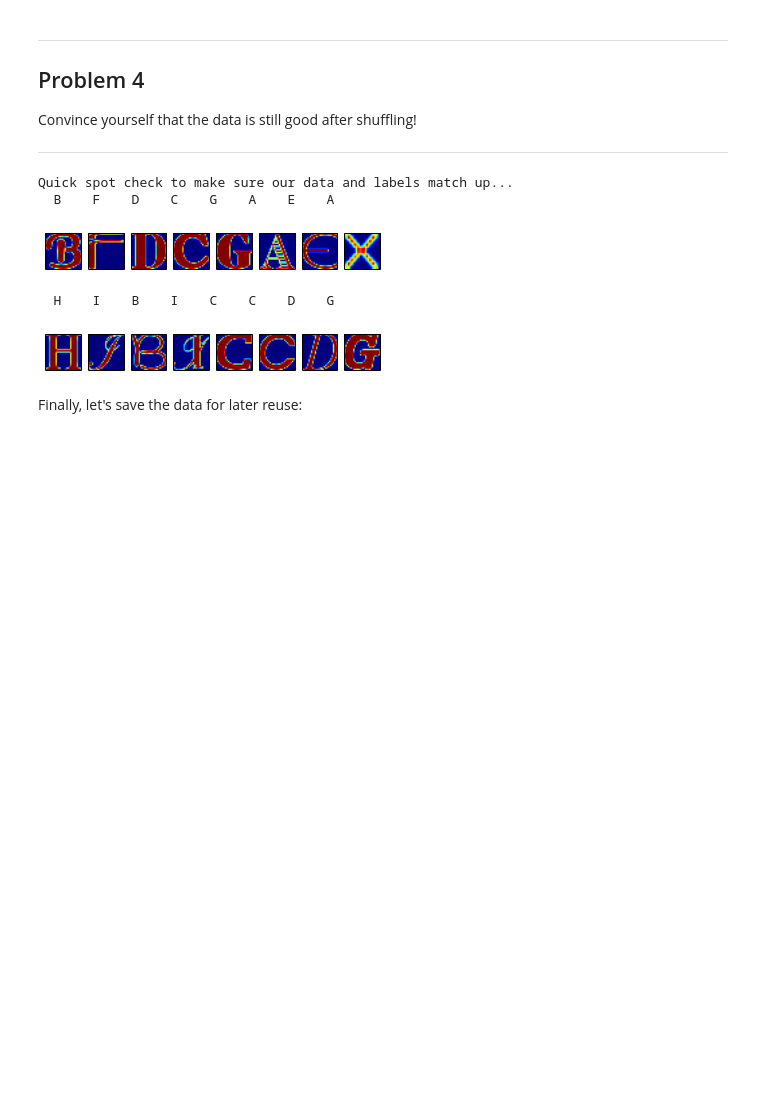
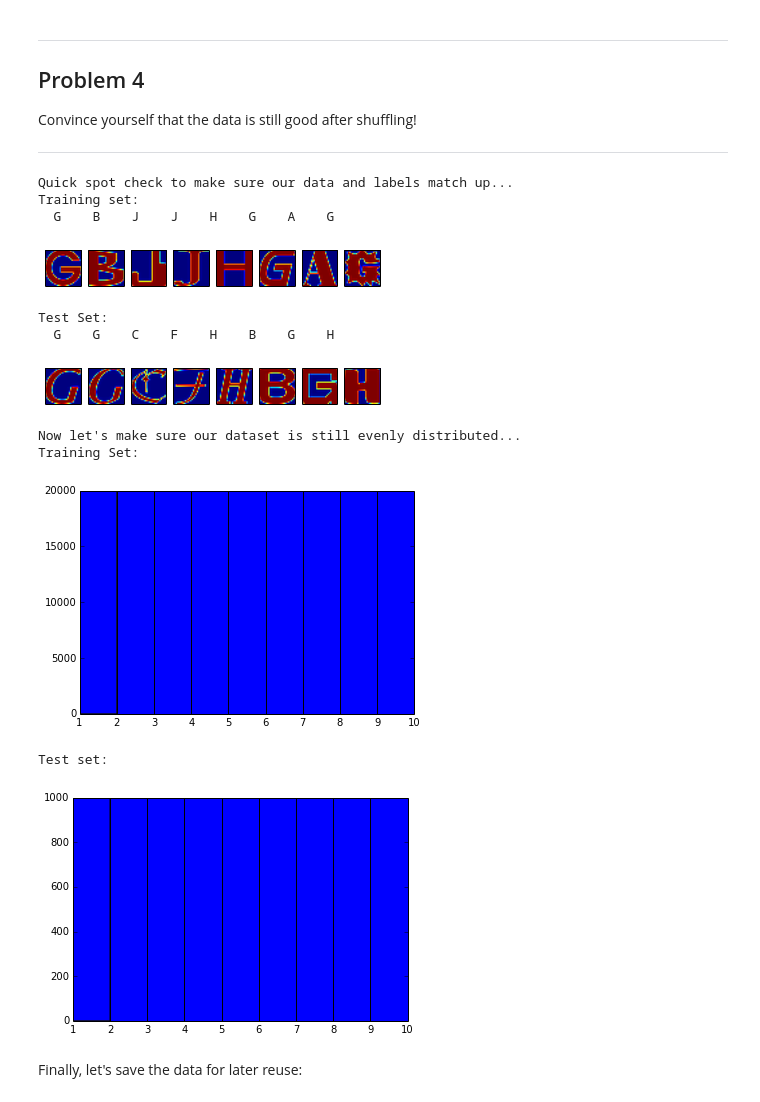
Before and after one commit to jmoore987/tensorflow, a Jupyter notebook: tensorflow/examples/udacity/1_notmnist.ipynb, the cells around one changed output. Drawn from its saved outputs; the diff is of its cells as text; code cells hidden in the pictures; blank space fills up the shorter version.

```diff
--- a/tensorflow/examples/udacity/1_notmnist.ipynb
+++ b/tensorflow/examples/udacity/1_notmnist.ipynb
@@ -373,28 +373,45 @@ Convince yourself that the data is still good after shuffling!
 # %%
 import sys
 %matplotlib inline
-def show_sample_data(dataset,label,n): # shows size of the sample
+def show_sample_data(dataset,label,n):
 
     indices=np.random.choice(dataset.shape[0], n)
     fig=plt.figure()
     for i in range(n):
         sys.stdout.write("  " + chr(label[indices[i]] + ord('A')) + "  ")
         sys.stdout.flush()
         a=fig.add_subplot(1,n,i+1)
         plt.imshow(dataset[indices[i],:,:])
         a.axes.get_xaxis().set_visible(False)
         a.axes.get_yaxis().set_visible(False)
     plt.show()
 
 print("Quick spot check to make sure our data and labels match up...")
+print("Training set:")
 show_sample_data(train_dataset, train_labels, 8)
+print("Test Set:")
 show_sample_data(test_dataset, test_labels, 8)
+
+print("Now let's make sure our dataset is still evenly distributed...")
+print("Training Set:")
+plt.hist(train_labels, bins=range(1,11))
+plt.show()
+print("Test set:")
+plt.hist(test_labels, bins=range(1,11))
+plt.show()
 # %% [output]
 Quick spot check to make sure our data and labels match up...
-  B    F    D    C    G    A    E    A
+Training set:
+  G    B    J    J    H    G    A    G
-[figure, old version]
+[figure, new version]
-  H    I    B    I    C    C    D    G
+Test Set:
+  G    G    C    F    H    B    G    H
-[figure, old version]
+[figure, new version]
+Now let's make sure our dataset is still evenly distributed...
+Training Set:
+[figure, added]
+Test set:
+[figure, added]
 # %% [markdown]
 Finally, let's save the data for later reuse:
 # %%
```
Also changed, not shown: parts of 4 cells of this notebook.
